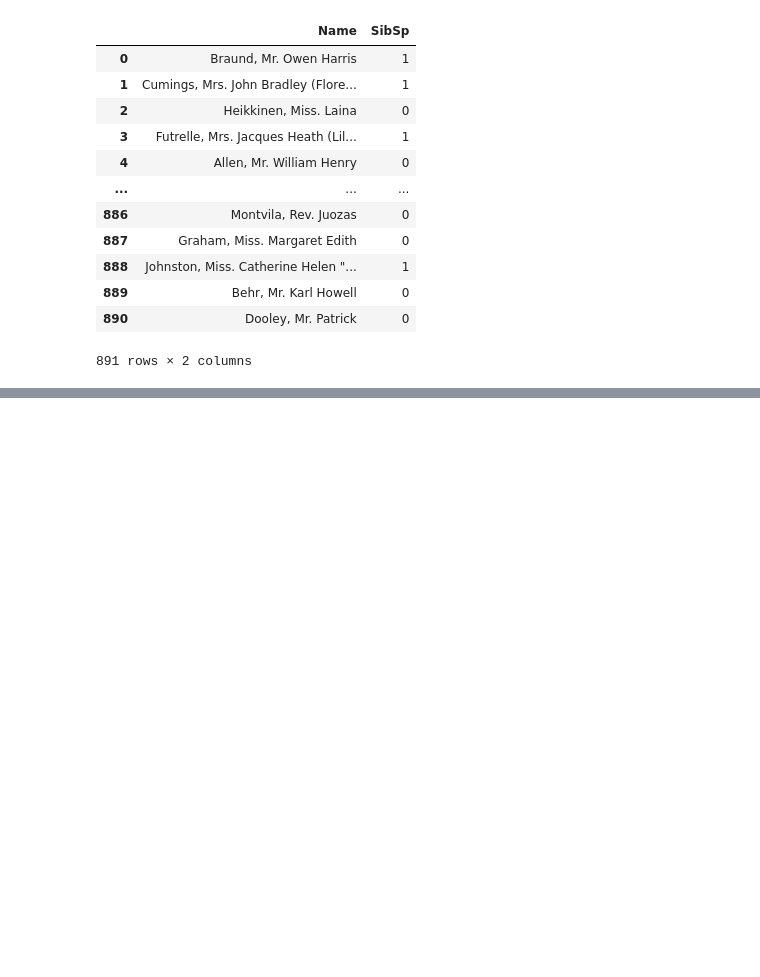
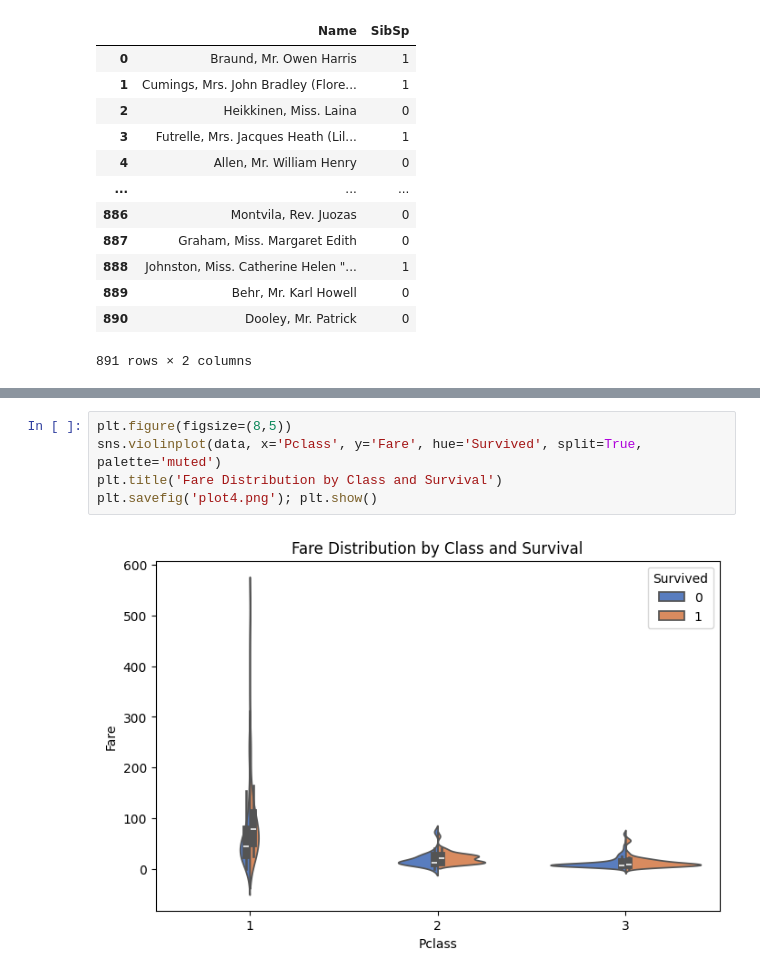
Before and after one commit to Namitha-04/Titanic-EDA, a Jupyter notebook: Titanic.ipynb, the cells around one changed output, grey strips where cells are left out. Drawn from its saved outputs; the diff is of its cells as text; blank space fills up the shorter version.

```diff
--- a/Titanic.ipynb
+++ b/Titanic.ipynb
@@ -236,0 +272,7 @@ data[['Name', 'SibSp']]
+# %%
+plt.figure(figsize=(8,5))
+sns.violinplot(data, x='Pclass', y='Fare', hue='Survived', split=True, palette='muted')
+plt.title('Fare Distribution by Class and Survival')
+plt.savefig('plot4.png'); plt.show()
+# %% [output]
+[figure, added]
```
Also changed, not shown: parts of 5 cells of this notebook.
